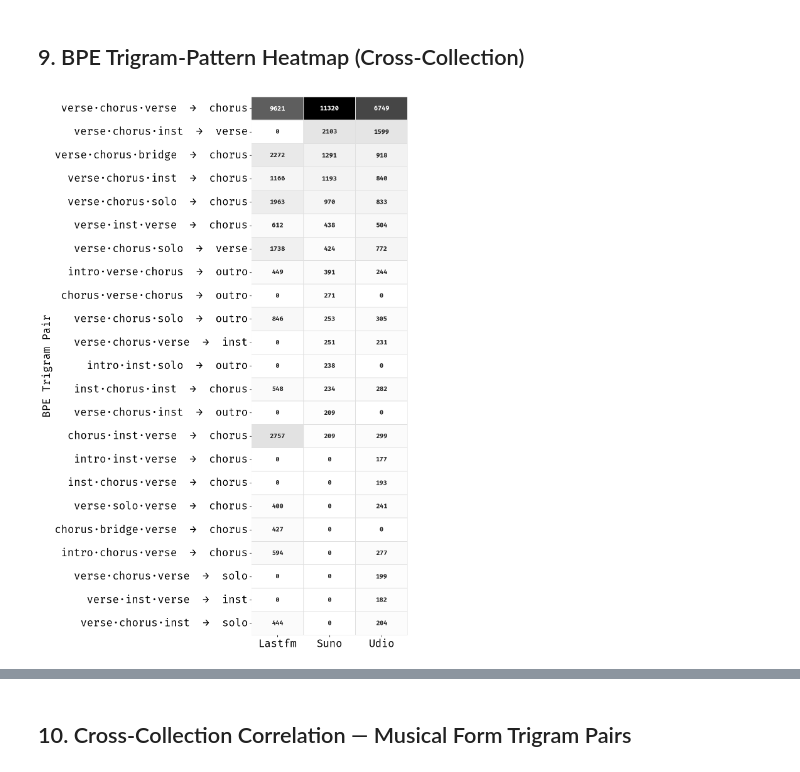
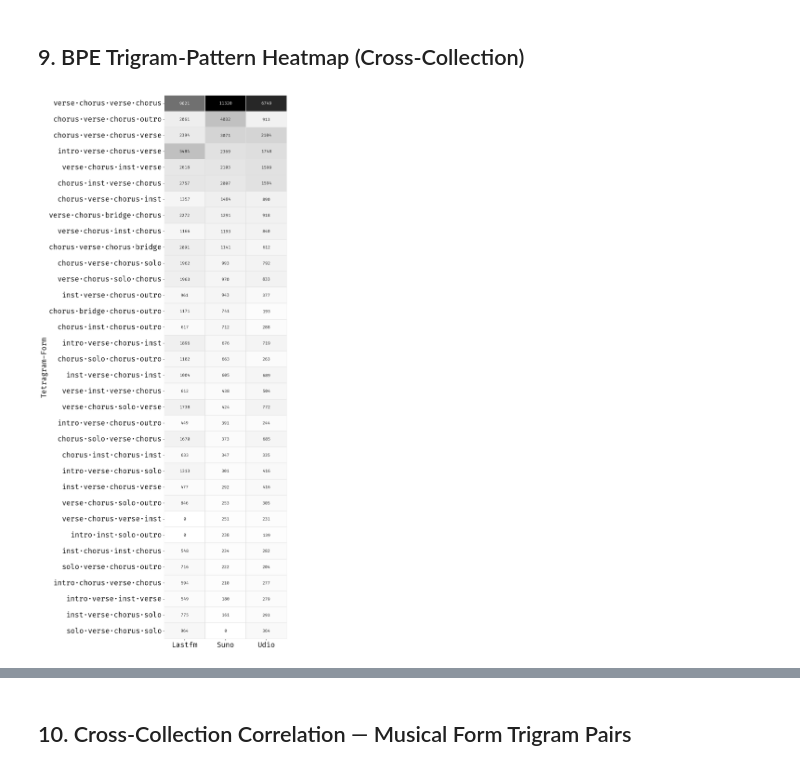
Before and after one commit to Dazzid/Aimir_Structure, a Jupyter notebook: src/08_musical_form_ace.ipynb, the cells around one changed output, grey strips where cells are left out. Cells and saved outputs as stored; diff of their text form; code cells hidden in the pictures.

```diff
--- a/src/musical_form_ace.ipynb
+++ b/src/08_musical_form_ace.ipynb
@@ -597,41 +583,41 @@ col_totals = freq_matrix.sum(axis=0, keepdims=True)
 col_totals[col_totals == 0] = 1
 freq_norm = freq_matrix / col_totals
 
-# Labels: show first trigram + arrow + only the NEW label from the second trigram
+# Labels: full four-section tetragram, dot-separated (a·b·c·d)
 def pattern_label(pat):
     t1, t2 = pat[0], pat[1]
     # Overlapping trigrams share last 2 of t1 == first 2 of t2
     if t1[1:] == t2[:2]:
-        return '·'.join(t1) + '  →  ' + t2[2]
-    return '·'.join(t1) + '  →  ' + '·'.join(t2)
+        return '·'.join(list(t1) + [t2[2]])
+    return '·'.join(list(t1) + list(t2))
 
 y_labels = [pattern_label(p) for p in pattern_list]
 
 n_patterns = len(pattern_list)
 fig, ax = plt.subplots(figsize=(10, max(10, n_patterns * 0.65)), dpi=120)
 sns.heatmap(
     freq_norm,
     ax=ax,
     xticklabels=[c.capitalize() for c in COLLECTIONS],
     yticklabels=y_labels,
     cmap='Greys',
     linewidths=1,
     linecolor='#E0E0E0',
     annot=freq_matrix.astype(int),
     fmt='d',
     annot_kws={'fontsize': 12, 'fontweight': 'normal'},
     cbar=False,
 )
 # ax.set_xlabel('Collection', fontsize=20)
 ax.set_ylabel('Tetragram-Form', fontsize=20)
 # ax.set_title('BPE Musical Form Trigram Pairs Across Collections', fontsize=24, pad=15)
 ax.tick_params(axis='y', labelsize=20)
 ax.tick_params(axis='x', labelsize=20)
 plt.tight_layout()
 plt.savefig('../Figures/musical_form_bpe_trigram_heatmap.png', dpi=300, bbox_inches='tight')
 plt.show()
 # %% [output]
-[figure, old version]
+[figure, new version]
 # %%
 # ── BPE Trigram-Pattern Heatmap sorted by LastFM frequency ──
 # Same patterns, but sorted to highlight the most common BPE pairs in the human-curated collection
```
Also changed, not shown: parts of 4 cells of this notebook, 15 other files.
